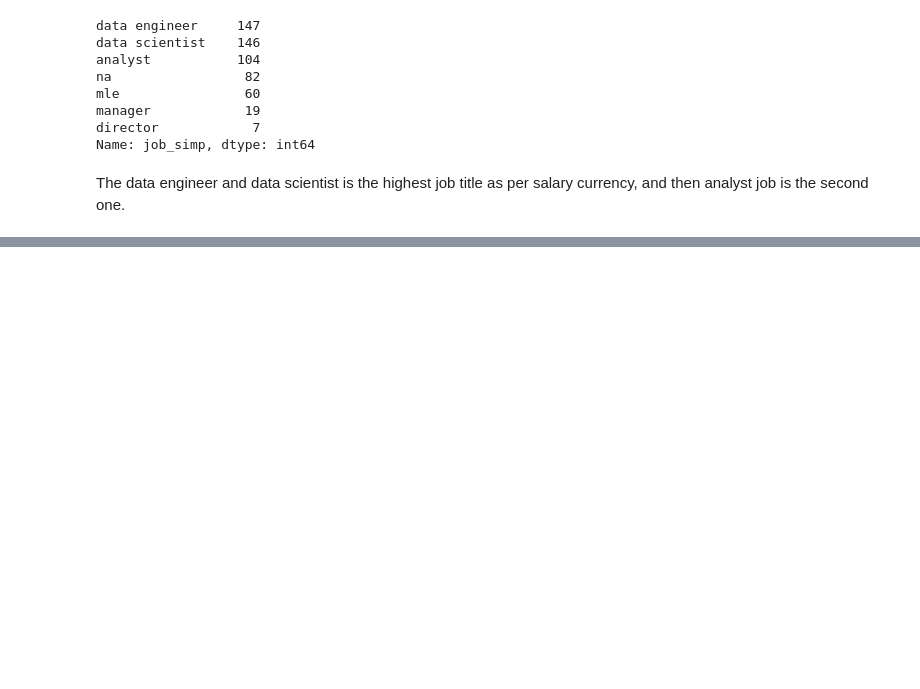
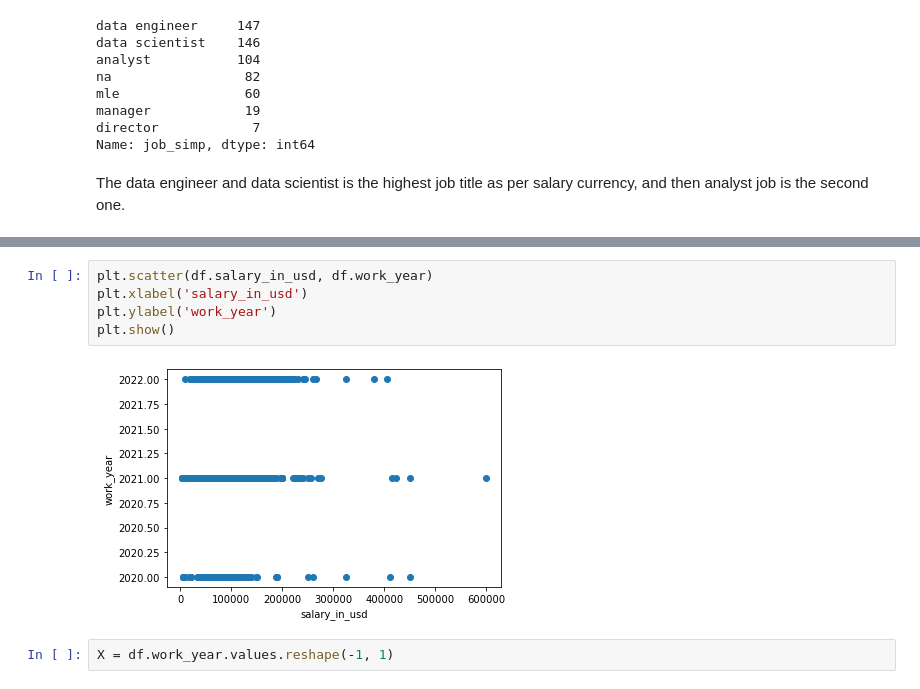
Before and after one commit to ceceliamcmillan/FinalProjectGroup01, a Jupyter notebook: NensiPandya- Final Project.ipynb, the cells around one changed output, grey strips where cells are left out. Cells and saved outputs as stored; diff of their text form; blank space fills up the shorter version.

```diff
--- a/NensiPandya- Final Project.ipynb
+++ b/NensiPandya- Final Project.ipynb
@@ -322 +324,10 @@ df.groupby('job_simp')['job_title'].count().plot.pie(autopct="%1.1f%%")
 [figure]
+# %%
+plt.scatter(df.salary_in_usd, df.work_year)
+plt.xlabel('salary_in_usd')
+plt.ylabel('work_year')
+plt.show()
+# %% [output]
+[figure, added]
+# %%
+X = df.work_year.values.reshape(-1, 1)
```
Also changed, not shown: parts of 10 cells of this notebook.
